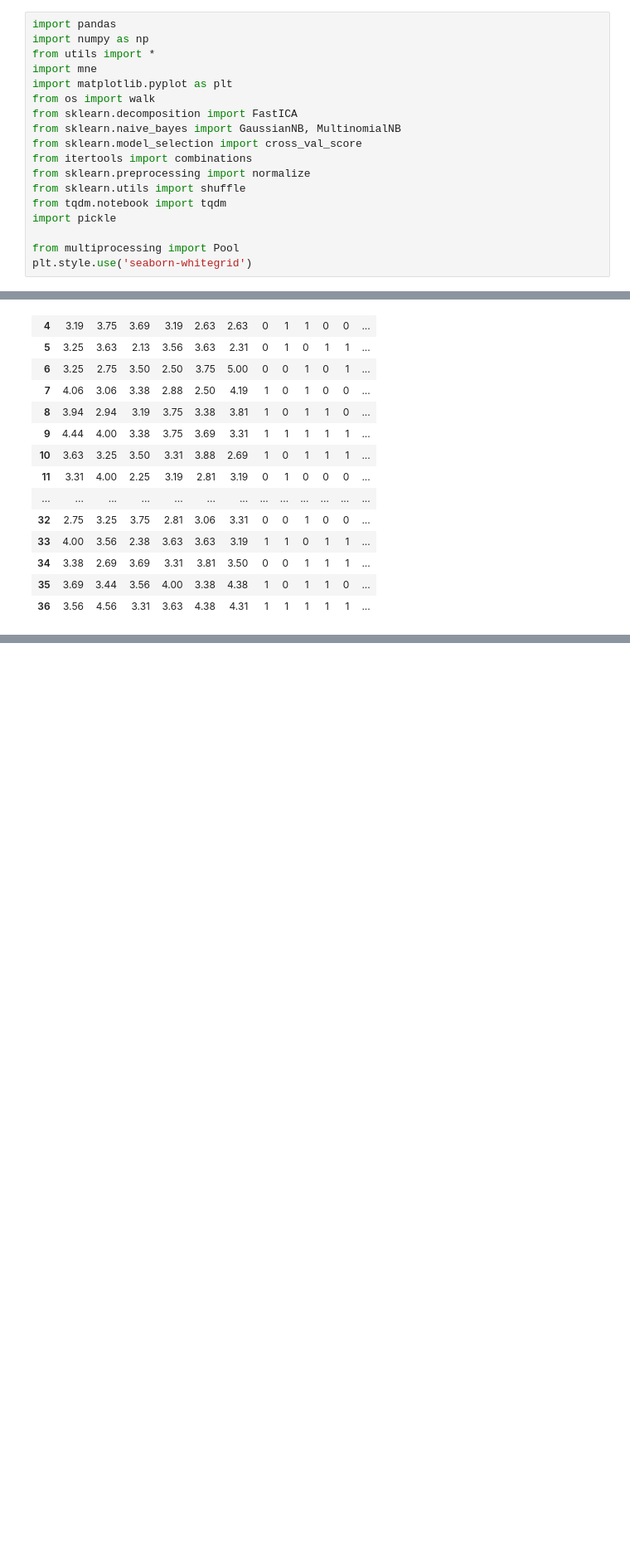
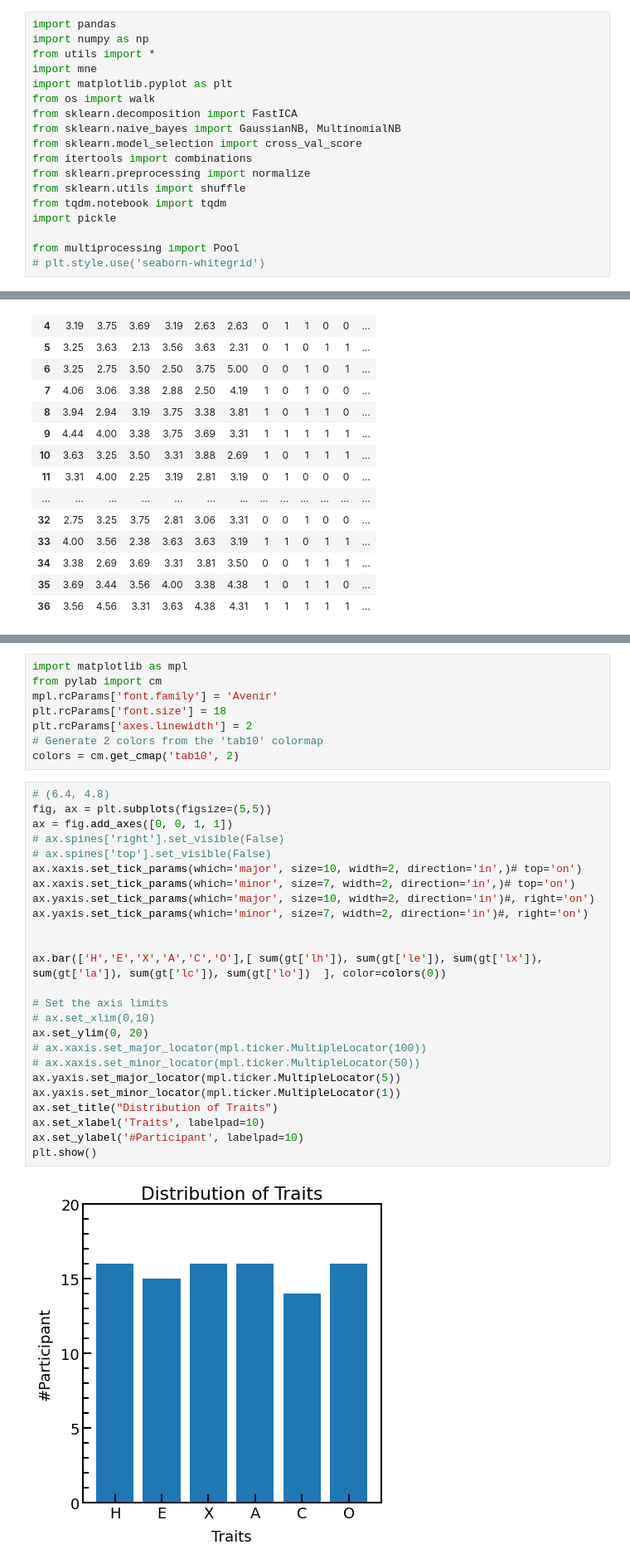
Before and after one commit to akraradets/2021JanHCI, a Jupyter notebook: 4-redo-process/03-CSP-redo-15.ipynb, the cells around one changed output, grey strips where cells are left out. Shown at 83% size. Drawn from its saved outputs; the diff is of its cells as text; blank space fills up the shorter version.

Commit message:
update figures

```diff
--- a/4-redo-process/03-CSP-redo-15.ipynb
+++ b/4-redo-process/03-CSP-redo-15.ipynb
@@ -15,7 +15,7 @@ from tqdm.notebook import tqdm
 import pickle
 
 from multiprocessing import Pool
-plt.style.use('seaborn-whitegrid')
+# plt.style.use('seaborn-whitegrid')
 # %% [markdown]
 # Groud truth - Median
 # %%
@@ -66,3 +57,38 @@ plt.show()
+# %%
+import matplotlib as mpl
+from pylab import cm
+mpl.rcParams['font.family'] = 'Avenir'
+plt.rcParams['font.size'] = 18
+plt.rcParams['axes.linewidth'] = 2
+# Generate 2 colors from the 'tab10' colormap
+colors = cm.get_cmap('tab10', 2)
+# %%
+# (6.4, 4.8)
+fig, ax = plt.subplots(figsize=(5,5))
+ax = fig.add_axes([0, 0, 1, 1])
+# ax.spines['right'].set_visible(False)
+# ax.spines['top'].set_visible(False)
+ax.xaxis.set_tick_params(which='major', size=10, width=2, direction='in',)# top='on')
+ax.xaxis.set_tick_params(which='minor', size=7, width=2, direction='in',)# top='on')
+ax.yaxis.set_tick_params(which='major', size=10, width=2, direction='in')#, right='on')
+ax.yaxis.set_tick_params(which='minor', size=7, width=2, direction='in')#, right='on')
+
+
+ax.bar(['H','E','X','A','C','O'],[ sum(gt['lh']), sum(gt['le']), sum(gt['lx']), sum(gt['la']), sum(gt['lc']), sum(gt['lo'])  ], color=colors(0))
+
+# Set the axis limits
+# ax.set_xlim(0,10)
+ax.set_ylim(0, 20)
+# ax.xaxis.set_major_locator(mpl.ticker.MultipleLocator(100))
+# ax.xaxis.set_minor_locator(mpl.ticker.MultipleLocator(50))
+ax.yaxis.set_major_locator(mpl.ticker.MultipleLocator(5))
+ax.yaxis.set_minor_locator(mpl.ticker.MultipleLocator(1))
+ax.set_title("Distribution of Traits")
+ax.set_xlabel('Traits', labelpad=10)
+ax.set_ylabel('#Participant', labelpad=10)
+plt.show()
+# %% [output]
+[figure, added]
 # %% [markdown]
 # EEG data
 # %%
```
Also changed, not shown: parts of 1 cell of this notebook, 2 other files.
